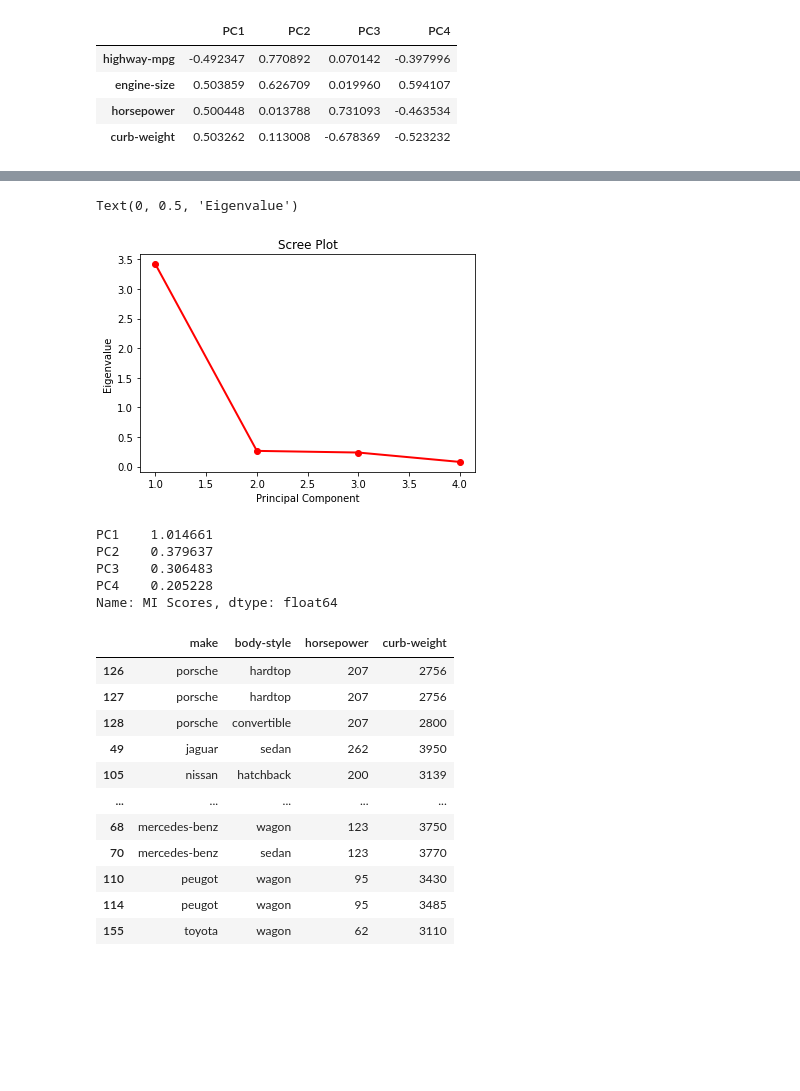
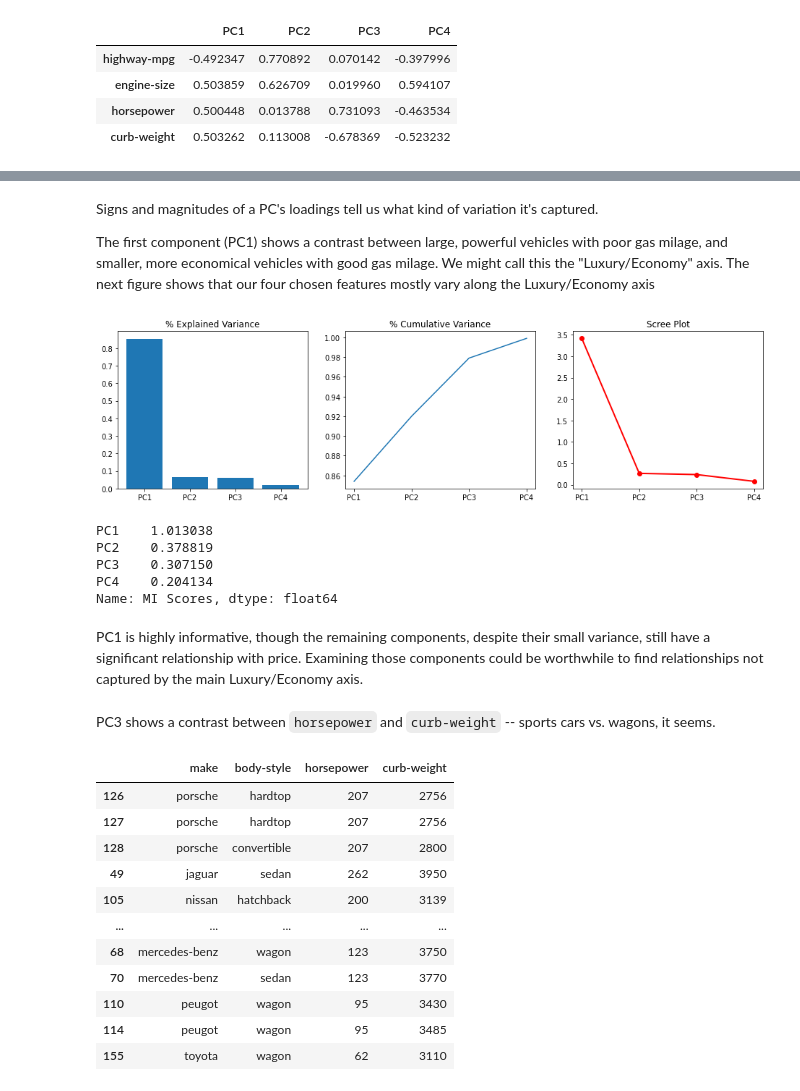
Before and after one commit to chelynl/Machine_Learning, a Jupyter notebook: Feature_Engineering.ipynb, the cells around one changed output, grey strips where cells are left out. Drawn from its saved outputs; the diff is of its cells as text; code cells hidden in the pictures; blank space fills up the shorter version.

```diff
--- a/Feature_Engineering.ipynb
+++ b/Feature_Engineering.ipynb
@@ -904,20 +894,36 @@ plt.show()
-# %%
-PC_vals = np.arange(4) + 1
-plt.plot(PC_vals, pca.explained_variance_, 'ro-', linewidth=2)
-plt.title('Scree Plot')
-plt.xlabel('Principal Component')
-plt.ylabel('Eigenvalue')
-# %% [output]
-Text(0, 0.5, 'Eigenvalue')
-[figure, removed]
+# %% [markdown]
+Signs and magnitudes of a PC's loadings tell us what kind of variation it's captured.
+
+The first component (PC1) shows a contrast between large, powerful vehicles with poor gas milage, and smaller, more economical vehicles with good gas milage. We might call this the "Luxury/Economy" axis. The next figure shows that our four chosen features mostly vary along the Luxury/Economy axis
+# %%
+fig = plt.figure(figsize=(16,4))
+ax1 = fig.add_subplot(1, 3, 1)
+ax2 = fig.add_subplot(1, 3, 2)
+ax3 = fig.add_subplot(1, 3, 3)
+
+
+ax1.bar(x='PC', height='Explained Variance', data=df_explained_variance)
+ax1.set_title('% Explained Variance')
+ax2.plot(df_explained_variance['PC'], df_explained_variance['Cumulative Variance'])
+ax2.set_title('% Cumulative Variance')
+ax3.plot(df_explained_variance['PC'], pca.explained_variance_, 'ro-', linewidth=2)
+ax3.set_title('Scree Plot')
+plt.show()
+# %% [output]
+[figure, added]
 # %%
-mi_scores = make_mi_scores(X_pca, y, discrete_features=False)
+# Mutual Information Scores
+mi_scores = make_mi_scores(scores_df, y, discrete_features=False)
 mi_scores
 # %% [output]
-PC1    1.014661
-PC2    0.379637
-PC3    0.306483
-PC4    0.205228
+PC1    1.013038
+PC2    0.378819
+PC3    0.307150
+PC4    0.204134
 Name: MI Scores, dtype: float64
+# %% [markdown]
+PC1 is highly informative, though the remaining components, despite their small variance, still have a significant relationship with price. Examining those components could be worthwhile to find relationships not captured by the main Luxury/Economy axis.
+# %% [markdown]
+PC3 shows a contrast between `horsepower` and `curb-weight` -- sports cars vs. wagons, it seems.
 # %%
 # Show dataframe sorted by PC3
```
Also changed, not shown: parts of 32 cells of this notebook.
